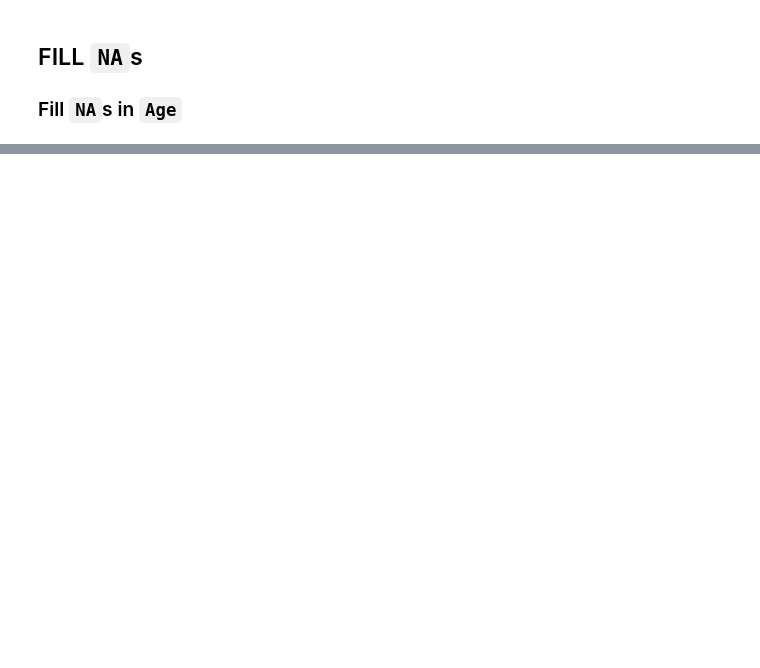
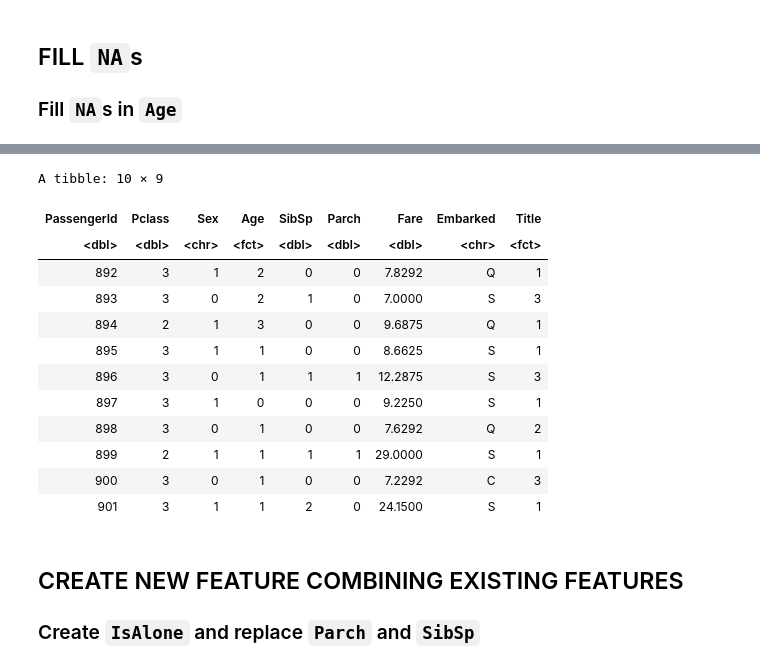
Before and after one commit to gli81/kaggle, a Jupyter notebook: Titanic-Machine-Learning-from-Disaster/titanicR.ipynb, the cells around one changed output, grey strips where cells are left out. Cells and saved outputs as stored; diff of their text form; code cells hidden in the pictures; blank space fills up the shorter version.

```diff
--- a/Titanic-Machine-Learning-from-Disaster/titanicR.ipynb
+++ b/Titanic-Machine-Learning-from-Disaster/titanicR.ipynb
@@ -430,0 +442,12 @@ A matrix: 2 × 3 of type dbl
+# %%
+for (k in seq_along(combined)) {
+    for (i in 1:2) {
+        for (j in 1:3) {
+            combined[[k]] <- combined[[k]] %>%
+                mutate(Age = if_else(Sex == as.character(i-1) & Pclass == j & is.na(Age),
+                                    guess_ages[i, j], Age))
+        }
+    }
+}
+train_data <- combined[[1]]
+test_data <- combined[[2]]
@@ -430,0 +469,25 @@ A matrix: 2 × 3 of type dbl
+# %%
+for (i in seq_along(combined)) {
+    combined[[i]] <- combined[[i]]%>%
+        mutate(Age = cut(Age, breaks=c(0, 16, 32, 48, 64, 80), labels=c('0', '1', '2', '3', '4')))
+}
+train_data <- combined[[1]]
+test_data <- combined[[2]]
+head(test_data, n=10)
+# %% [output]
+A tibble: 10 × 9
+| PassengerId | Pclass | Sex | Age | SibSp | Parch | Fare | Embarked | Title |
+| <dbl> | <dbl> | <chr> | <fct> | <dbl> | <dbl> | <dbl> | <chr> | <fct> |
+| 892 | 3 | 1 | 2 | 0 | 0 | 7.8292 | Q | 1 |
+| 893 | 3 | 0 | 2 | 1 | 0 | 7.0000 | S | 3 |
+| 894 | 2 | 1 | 3 | 0 | 0 | 9.6875 | Q | 1 |
+| 895 | 3 | 1 | 1 | 0 | 0 | 8.6625 | S | 1 |
+| 896 | 3 | 0 | 1 | 1 | 1 | 12.2875 | S | 3 |
+| 897 | 3 | 1 | 0 | 0 | 0 | 9.2250 | S | 1 |
+| 898 | 3 | 0 | 1 | 0 | 0 | 7.6292 | Q | 2 |
+| 899 | 2 | 1 | 1 | 1 | 1 | 29.0000 | S | 1 |
+| 900 | 3 | 0 | 1 | 0 | 0 | 7.2292 | C | 3 |
+| 901 | 3 | 1 | 1 | 2 | 0 | 24.1500 | S | 1 |
+# %% [markdown]
+## CREATE NEW FEATURE COMBINING EXISTING FEATURES
+### Create `IsAlone` and replace `Parch` and `SibSp`
```
Also changed, not shown: parts of 9 cells of this notebook, 1 other file.
